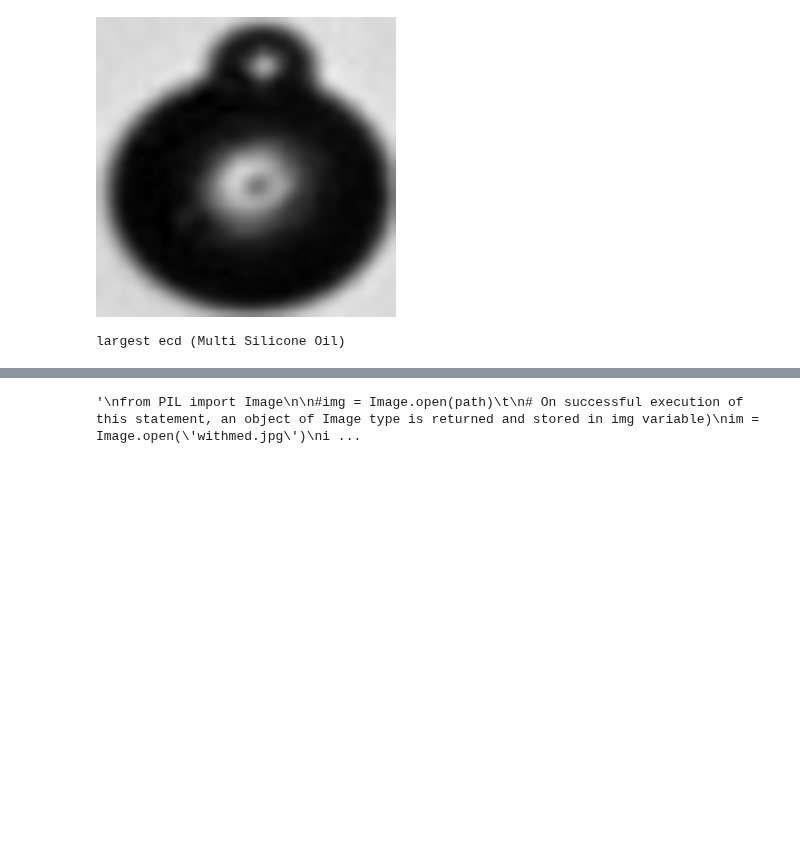
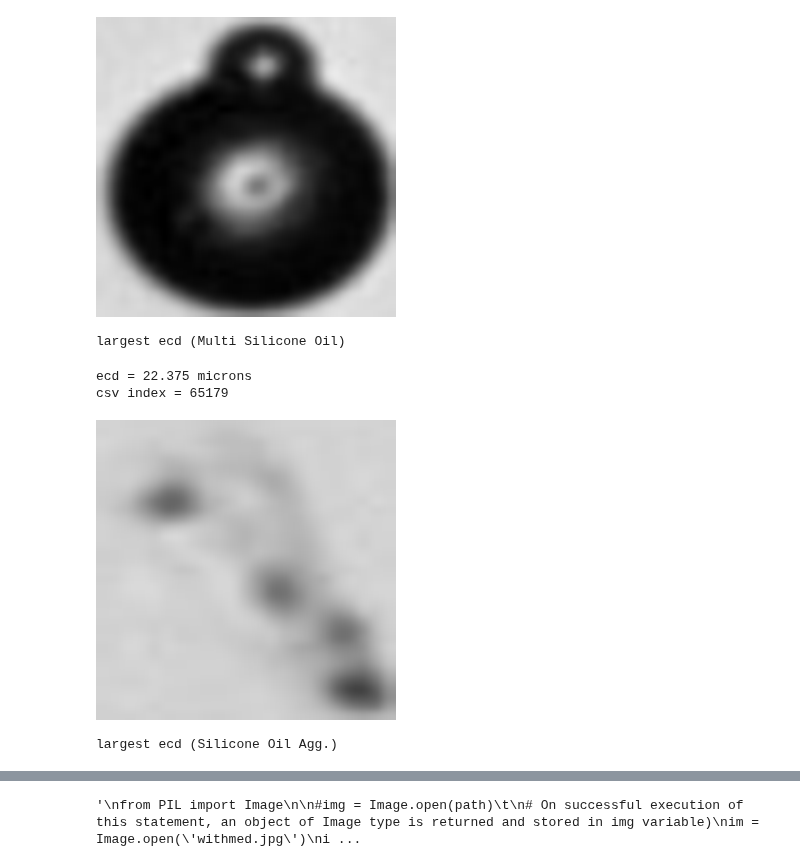
Before and after one commit to Scottholman33/KBI, a Jupyter notebook: KBI_Python_Start.ipynb, the cells around one changed output, grey strips where cells are left out. Drawn from its saved outputs; the diff is of its cells as text; code cells hidden in the pictures; blank space fills up the shorter version.

Commit message:
Added dense rign like and translucent fibral images

```diff
--- a/KBI_Python_Start.ipynb
+++ b/KBI_Python_Start.ipynb
@@ -536,3 +536,36 @@ ecd = 47.375 microns
 csv index = 24119
 [figure]
 largest ecd (Multi Silicone Oil)
+# %%
+#largest silicone oil agg
+
+max_ecd=np.max(silicone_agg["ecd_um"])
+print("ecd =",max_ecd,"microns")
+idx=np.where((df["ecd_um"]==max_ecd) & (df["type"].str.startswith("silicone")) & (df["type"].str.endswith("agg.")))
+idx_arr=idx[0]
+index=idx_arr[0]
+print("csv index =",index+1)
+
+row=df.iloc[index] #pull out entire row at index with largest ecd
+#print(row)
+
+ecd=df.iloc[index]['ecd_um']
+#print("ecd =",ecd)
+
+
+xL=df.iloc[index]['x_left']
+xR=df.iloc[index]['x_right']
+yT=df.iloc[index]['y_top']
+yB=df.iloc[index]['y_bottom']
+
+img=Image.open("07_Silicone_Oil_Agg_Image_00798.jpg")
+img2=img.crop((xL,yT,xR,yB))
+img2=img2.resize((300,300))
+display(img2)
+
+print("largest ecd (Silicone Oil Agg.)")
+# %% [output]
+ecd = 22.375 microns
+csv index = 65179
+[figure, added]
+largest ecd (Silicone Oil Agg.)
```
Also changed, not shown: parts of 2 cells of this notebook.
